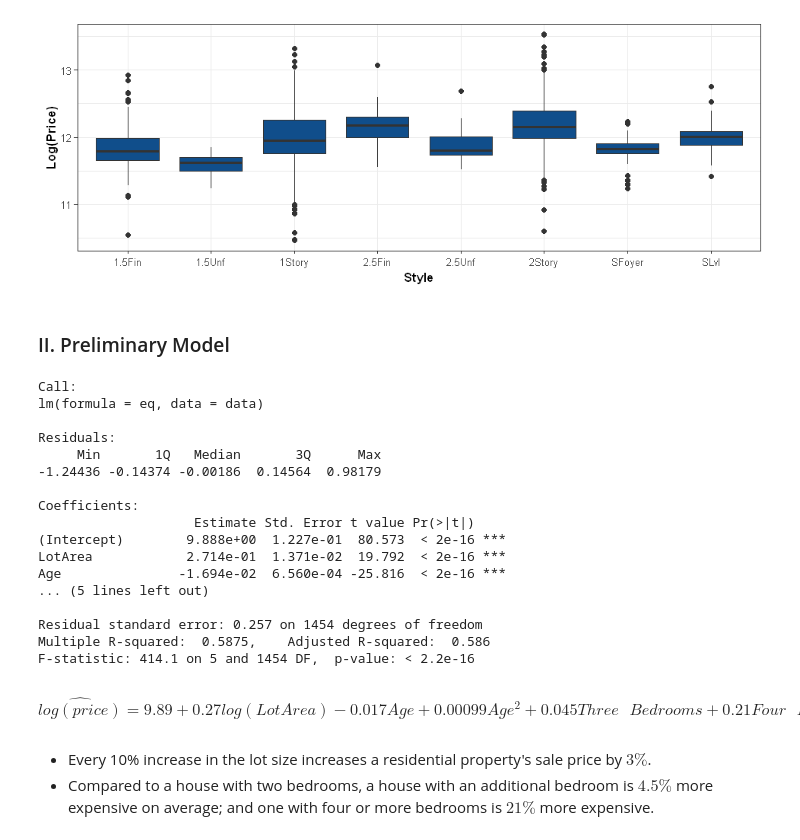
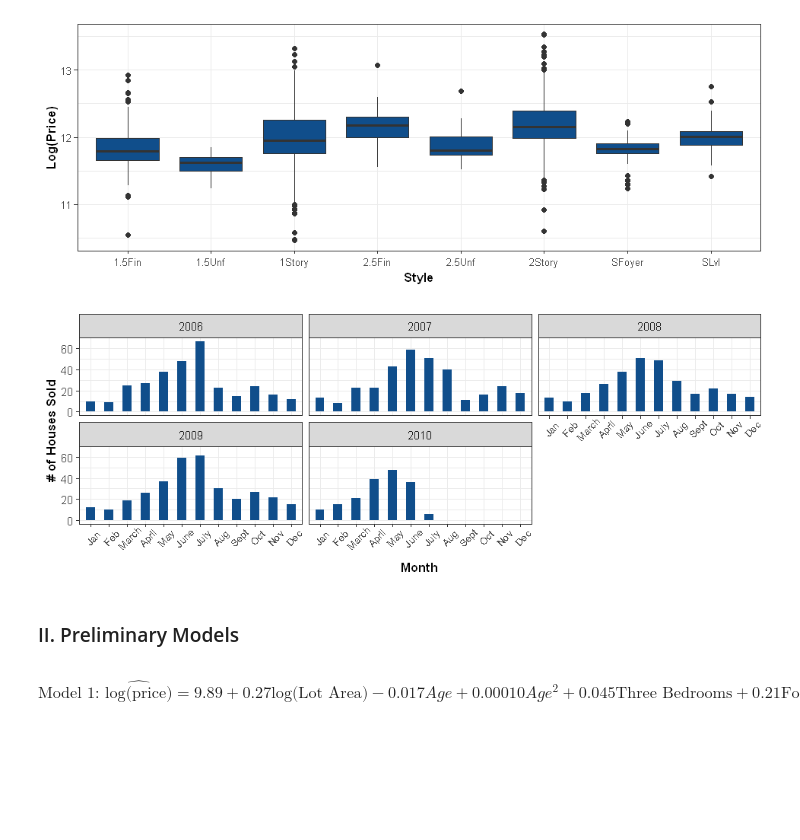
Before and after one commit to juisen/hedonic_price_modeling, a Jupyter notebook: Statistical Modeling.ipynb, the cells around one changed output. Saved outputs shown, nothing was run; the diff lists cells and outputs as text; code cells hidden in the pictures; blank space fills up the shorter version.

Commit message:
revised preliminary models

```diff
--- a/Statistical Modeling.ipynb
+++ b/Statistical Modeling.ipynb
@@ -152,27 +163,20 @@ data%>%
           axis.text = element_text(size = 8))
 # %% [output]
 [figure]
+# %%
+data%>%
+    mutate(MoSold = factor(MoSold,
+                    levels = c(1:12),
+                    labels = c("Jan", "Feb", "March", "April", "May", "June",
+                               "July", "Aug", "Sept", "Oct", "Nov", "Dec")))%>%
+    ggplot()+
+    geom_bar(aes(MoSold), width = 0.5, fill = "dodgerblue4")+
+    facet_wrap(~YrSold)+
+    labs(x = "Month", y = "# of Houses Sold")+
+    theme_bw()+
+    theme(axis.title = element_text(size = 10, face = "bold"),
+          axis.text.x = element_text(size = 8, vjust = 0.80, angle = 45.0))
+# %% [output]
+[figure, added]
 # %% [markdown]
-### II. Preliminary Model
+### II. Preliminary Models
-# %%
-eq<-"log_price ~ LotArea + Age + I(Age**2) + Bedrooms"
-model<-lm(eq, data)
-summary(model)
-# %% [output]
-Call:
-lm(formula = eq, data = data)
-
-Residuals:
-     Min       1Q   Median       3Q      Max
--1.24436 -0.14374 -0.00186  0.14564  0.98179
-
-Coefficients:
-                    Estimate Std. Error t value Pr(>|t|)
-(Intercept)        9.888e+00  1.227e-01  80.573  < 2e-16 ***
-LotArea            2.714e-01  1.371e-02  19.792  < 2e-16 ***
-Age               -1.694e-02  6.560e-04 -25.816  < 2e-16 ***
-... (5 lines left out)
-
-Residual standard error: 0.257 on 1454 degrees of freedom
-Multiple R-squared:  0.5875,    Adjusted R-squared:  0.586
-F-statistic: 414.1 on 5 and 1454 DF,  p-value: < 2.2e-16
@@ -179,5 +192,2 @@ F-statistic: 414.1 on 5 and 1454 DF,  p-value: < 2.2e-16
 # %% [markdown]
-$$\hat{log(price)} = 9.89 + 0.27log(Lot Area) - 0.017Age + 0.00099Age^2 + 0.045Three\text{ } Bedrooms + 0.21Four \text{ } Bedrooms $$
+$$\text{Model 1: } \hat{\text{log(price)}} = 9.89 + 0.27\text{log(Lot Area)} - 0.017Age + 0.00010Age^2 + 0.045\text{Three Bedrooms} + 0.21\text{Four Bedrooms}$$
-# %% [markdown]
-- Every 10% increase in the lot size increases a residential property's sale price by $3\%$.
-- Compared to a house with two bedrooms, a house with an additional bedroom is $4.5\%$ more expensive on average; and one with four or more bedrooms is $21\%$ more expensive.
```
Also changed, not shown: parts of 8 cells of this notebook.
